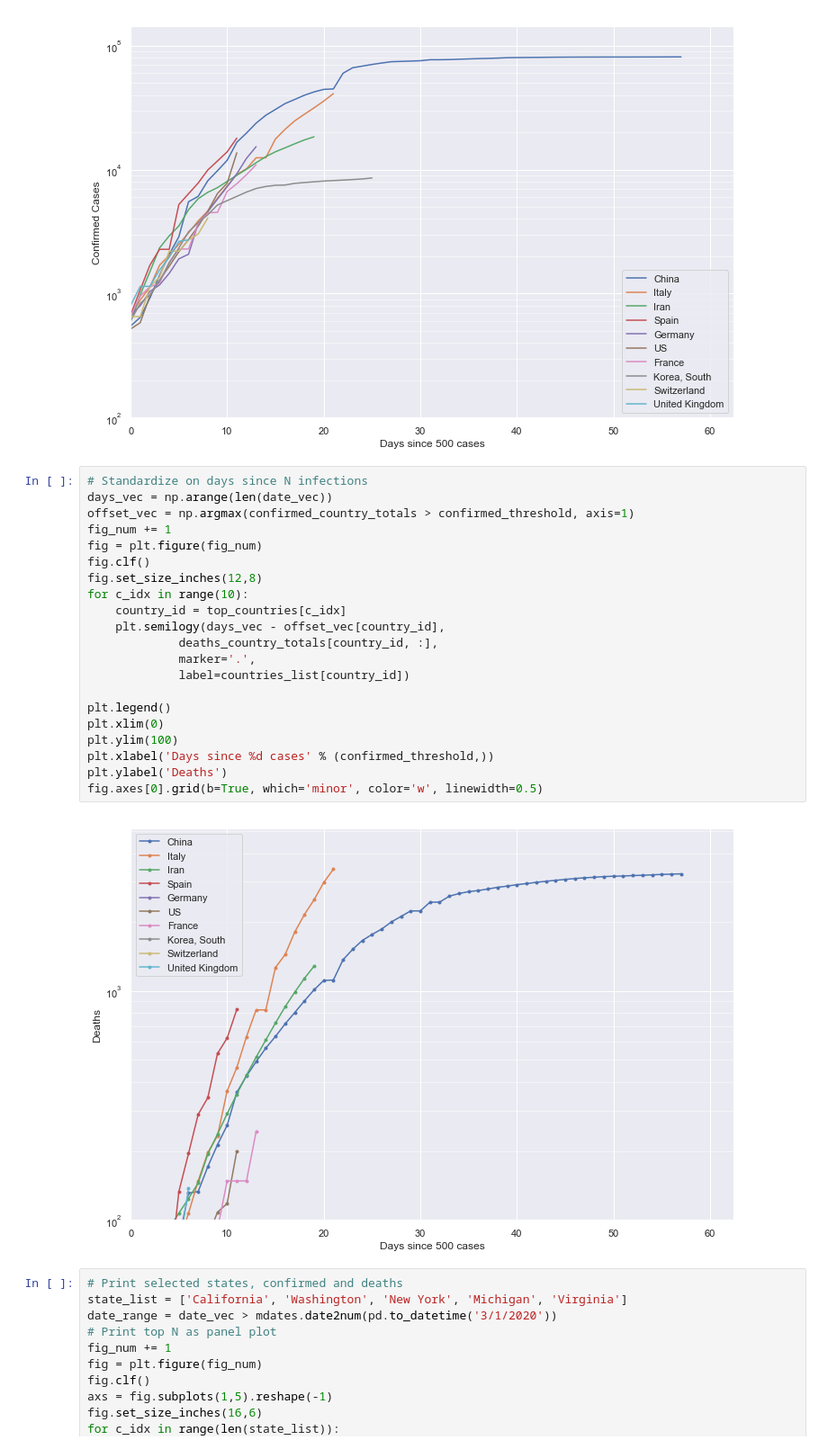
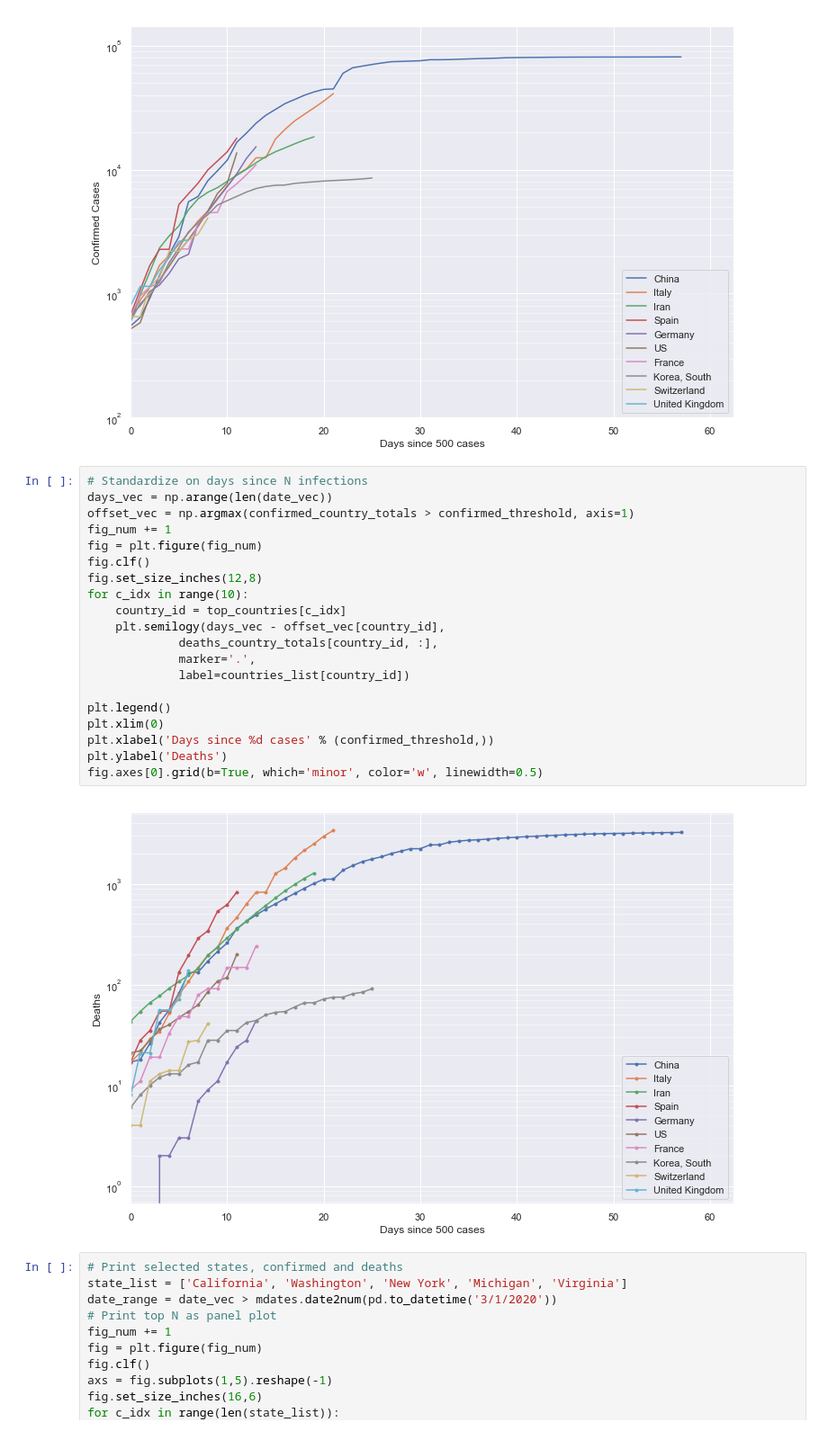
Before and after one commit to teknonym/covid-dashboard, a Jupyter notebook: COVID 19 Plots.ipynb, the cells around one changed output. Shown: that part at 90% size. Drawn from its saved outputs; the diff is of its cells as text.

Commit message:
Fix ylimit on deaths plot

```diff
--- a/COVID 19 Plots.ipynb
+++ b/COVID 19 Plots.ipynb
@@ -116,26 +116,25 @@ fig.axes[0].grid(b=True, which='minor', color='w', linewidth=0.5)
 # %%
 # Standardize on days since N infections
 days_vec = np.arange(len(date_vec))
 offset_vec = np.argmax(confirmed_country_totals > confirmed_threshold, axis=1)
 fig_num += 1
 fig = plt.figure(fig_num)
 fig.clf()
 fig.set_size_inches(12,8)
 for c_idx in range(10):
     country_id = top_countries[c_idx]
     plt.semilogy(days_vec - offset_vec[country_id],
              deaths_country_totals[country_id, :],
              marker='.',
              label=countries_list[country_id])
 
 plt.legend()
 plt.xlim(0)
-plt.ylim(100)
 plt.xlabel('Days since %d cases' % (confirmed_threshold,))
 plt.ylabel('Deaths')
 fig.axes[0].grid(b=True, which='minor', color='w', linewidth=0.5)
 # %% [output]
-[figure, old version]
+[figure, new version]
 # %%
 # Print selected states, confirmed and deaths
 state_list = ['California', 'Washington', 'New York', 'Michigan', 'Virginia']
```
